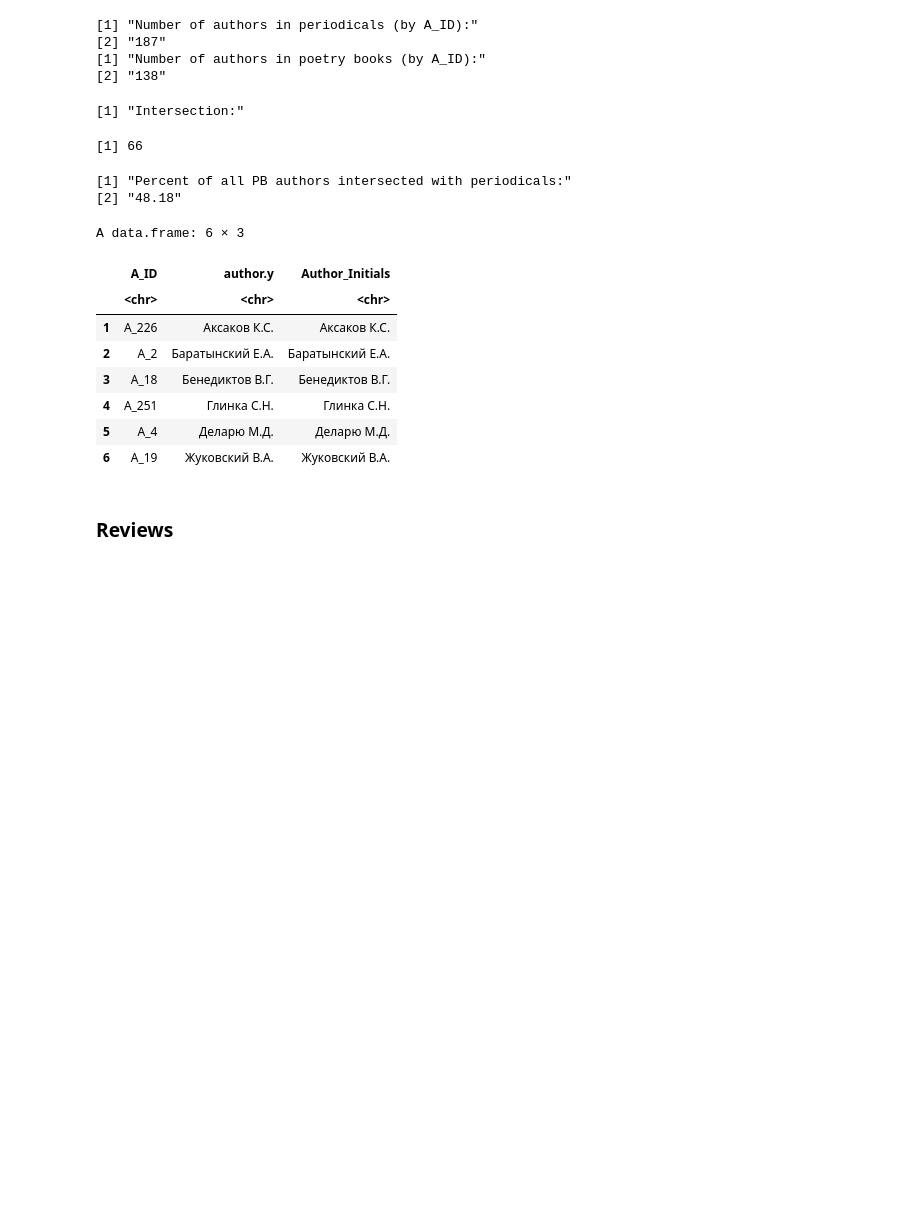
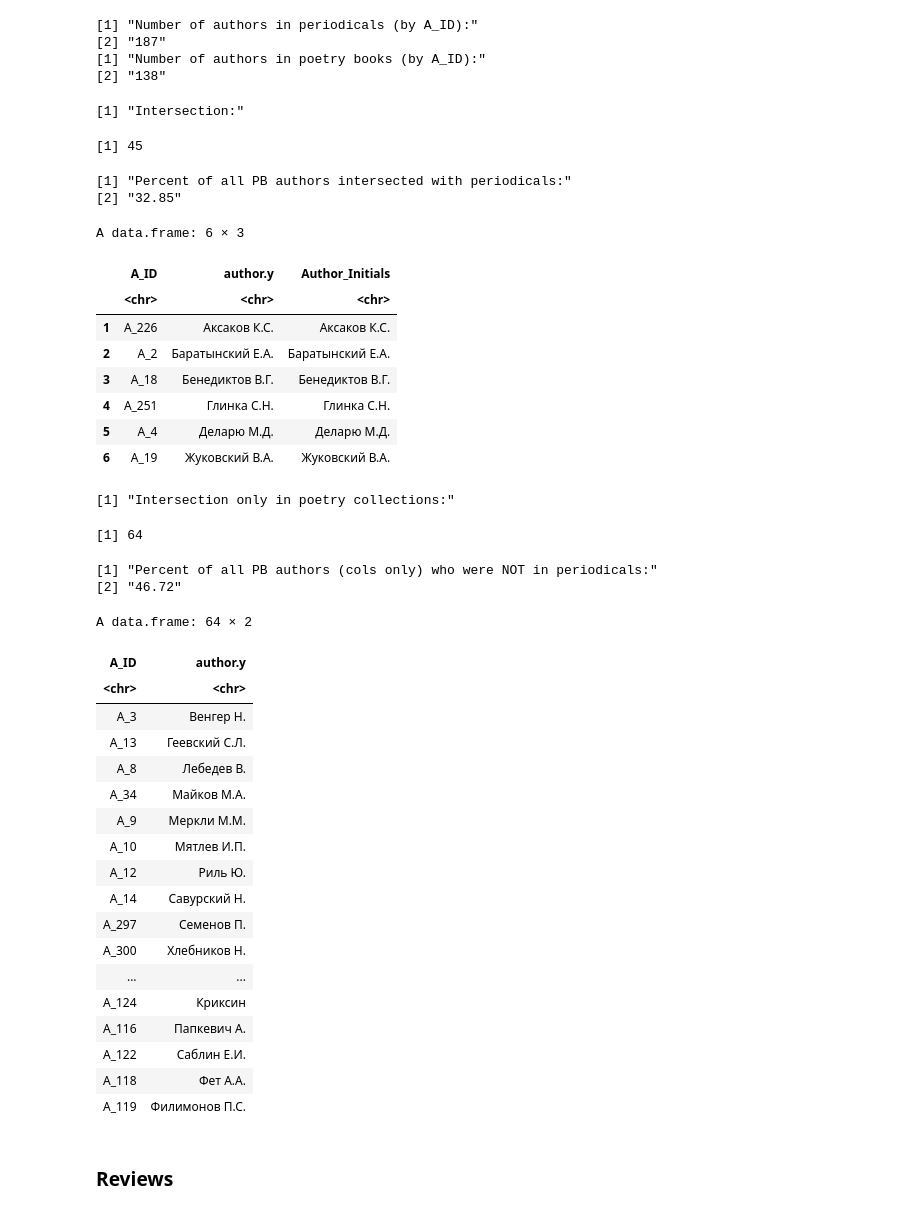
Before and after one commit to tonyamart/corpus35_pr, a Jupyter notebook: scr/01_chapter/04_analysis.ipynb, the cells around one changed output. Saved outputs shown, nothing was run; the diff lists cells and outputs as text; code cells hidden in the pictures; blank space fills up the shorter version.

```diff
--- a/scr/01_chapter/04_analysis.ipynb
+++ b/scr/01_chapter/04_analysis.ipynb
@@ -1370,7 +1370,8 @@ print("Intersection:")
 
 per_pb_intersection <- pb_authors %>%
   select(A_ID, author.y) %>%
-  inner_join(per_authors, by = "A_ID")
+  inner_join(per_authors, by = "A_ID") %>%
+  distinct()
 
 nrow(per_pb_intersection)
 
@@ -1383,9 +1384,9 @@ print(c("Percent of all PB authors intersected with periodicals:",
 head(per_pb_intersection) # quick check
 # %% [output]
 [1] "Intersection:"
-[1] 66
+[1] 45
 [1] "Percent of all PB authors intersected with periodicals:"
-[2] "48.18"
+[2] "32.85"
 A data.frame: 6 × 3
 |  | A_ID | author.y | Author_Initials |
 |  | <chr> | <chr> | <chr> |
@@ -1395,6 +1396,48 @@ A data.frame: 6 × 3
 | 4 | A_251 | Глинка С.Н. | Глинка С.Н. |
 | 5 | A_4 | Деларю М.Д. | Деларю М.Д. |
 | 6 | A_19 | Жуковский В.А. | Жуковский В.А. |
+# %%
+print("Intersection only in poetry collections:")
+
+per_pb_antijoin <- pb_authors %>%
+  filter(group_abbr == "col_lyr") %>%
+  select(A_ID, author.y) %>%
+  filter(!author.y %in% per_authors$Author_Initials & !is.na(author.y)) %>%
+  distinct()
+
+nrow(per_pb_antijoin)
+
+print(c("Percent of all PB authors (cols only) who were NOT in periodicals:",
+        round(
+          ( nrow(per_pb_antijoin)/ (length(unique(pb_authors$A_ID)) - 1) )*100,
+          2)
+        ))
+
+per_pb_antijoin
+# %% [output]
+[1] "Intersection only in poetry collections:"
+[1] 64
+[1] "Percent of all PB authors (cols only) who were NOT in periodicals:"
+[2] "46.72"
+A data.frame: 64 × 2
+| A_ID | author.y |
+| <chr> | <chr> |
+| A_3 | Венгер Н. |
+| A_13 | Геевский С.Л. |
+| A_8 | Лебедев В. |
+| A_34 | Майков М.А. |
+| A_9 | Меркли М.М. |
+| A_10 | Мятлев И.П. |
+| A_12 | Риль Ю. |
+| A_14 | Савурский Н. |
+| A_297 | Семенов П. |
+| A_300 | Хлебников Н. |
+| ... | ... |
+| A_124 | Криксин |
+| A_116 | Папкевич А. |
+| A_122 | Саблин Е.И. |
+| A_118 | Фет А.А. |
+| A_119 | Филимонов П.С. |
 # %%
 # rm(authors_c, authors_meta, per_authors, per_pb_intersection,
 #   total_known, total_n_groups)
```
Also changed, not shown: parts of 2 cells of this notebook, 2 other files.
